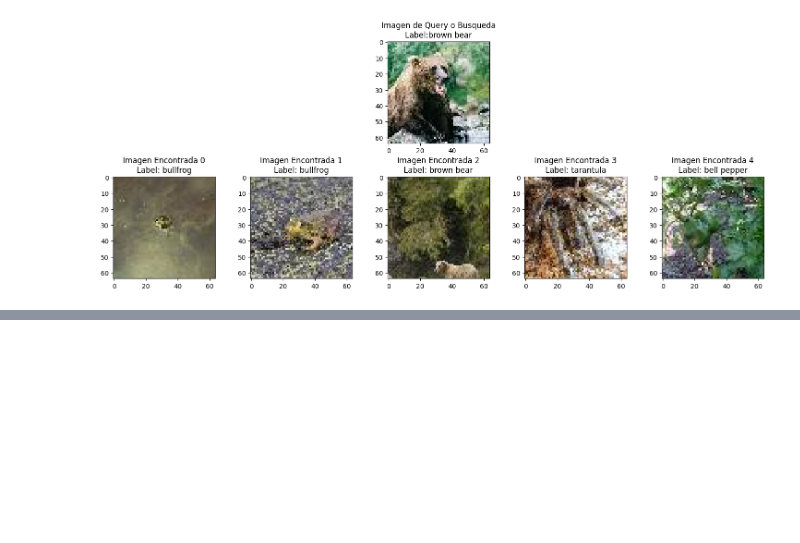
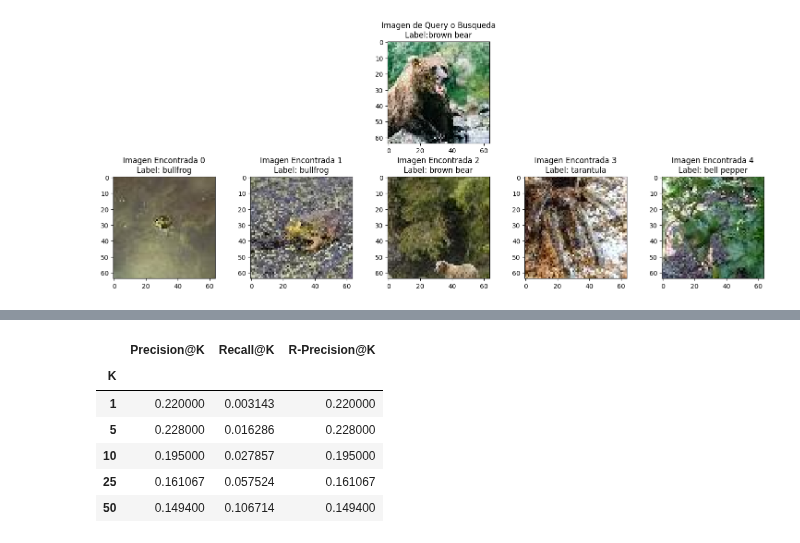
Before and after one commit to RubenCid35/CBIR, a Jupyter notebook: experiments/cnn_vgg16.ipynb, the cells around one changed output, grey strips where cells are left out. Saved outputs shown, nothing was run; the diff lists cells and outputs as text; code cells hidden in the pictures; blank space fills up the shorter version.

```diff
--- a/experiments/cnn_vgg16.ipynb
+++ b/experiments/cnn_vgg16.ipynb
@@ -94,0 +112,10 @@ fig.tight_layout()
+# %%
+calculate_metrics(xr, train_meta, test_meta, scores = (1, 5, 10, 25, 50))
+# %% [output]
+|  | Precision@K | Recall@K | R-Precision@K |
+| K |  |  |  |
+| 1 | 0.220000 | 0.003143 | 0.220000 |
+| 5 | 0.228000 | 0.016286 | 0.228000 |
+| 10 | 0.195000 | 0.027857 | 0.195000 |
+| 25 | 0.161067 | 0.057524 | 0.161067 |
+| 50 | 0.149400 | 0.106714 | 0.149400 |
```
Also changed, not shown: parts of 8 cells of this notebook, 3 other files.
